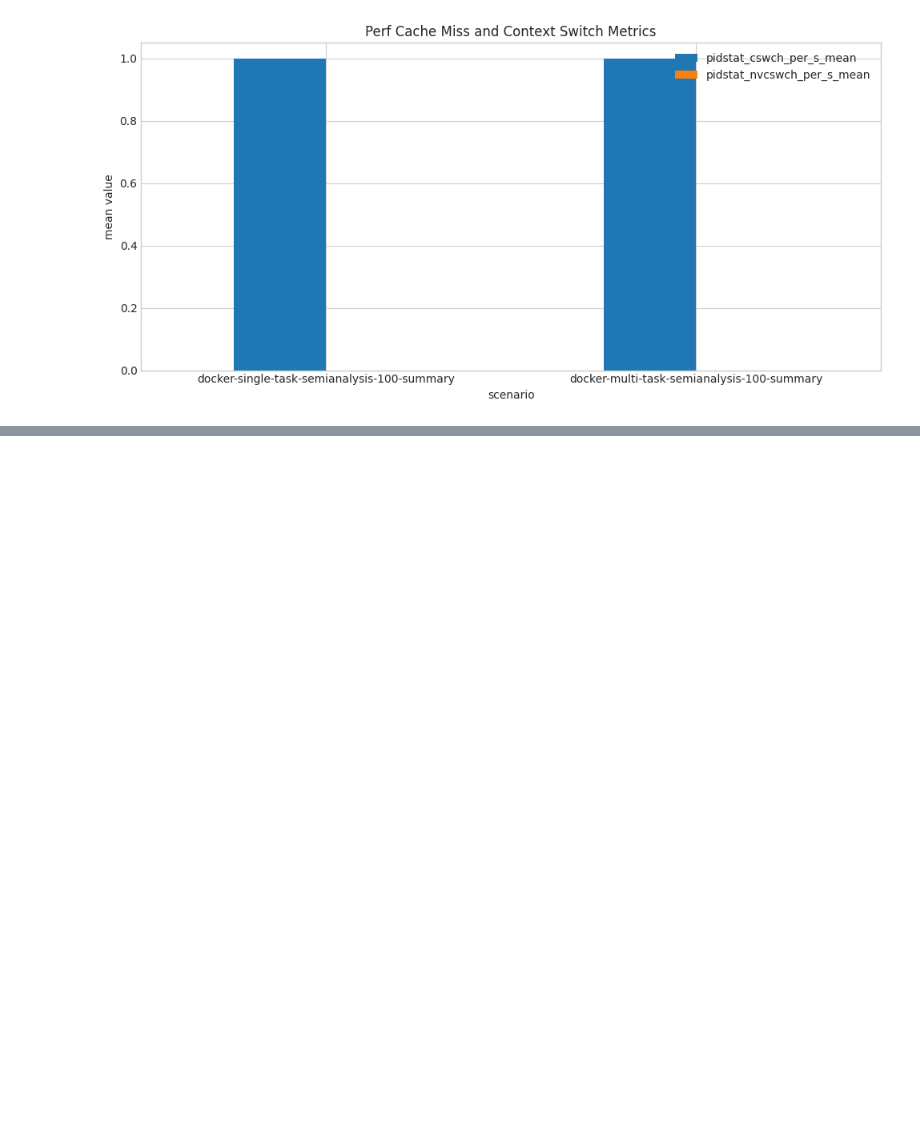
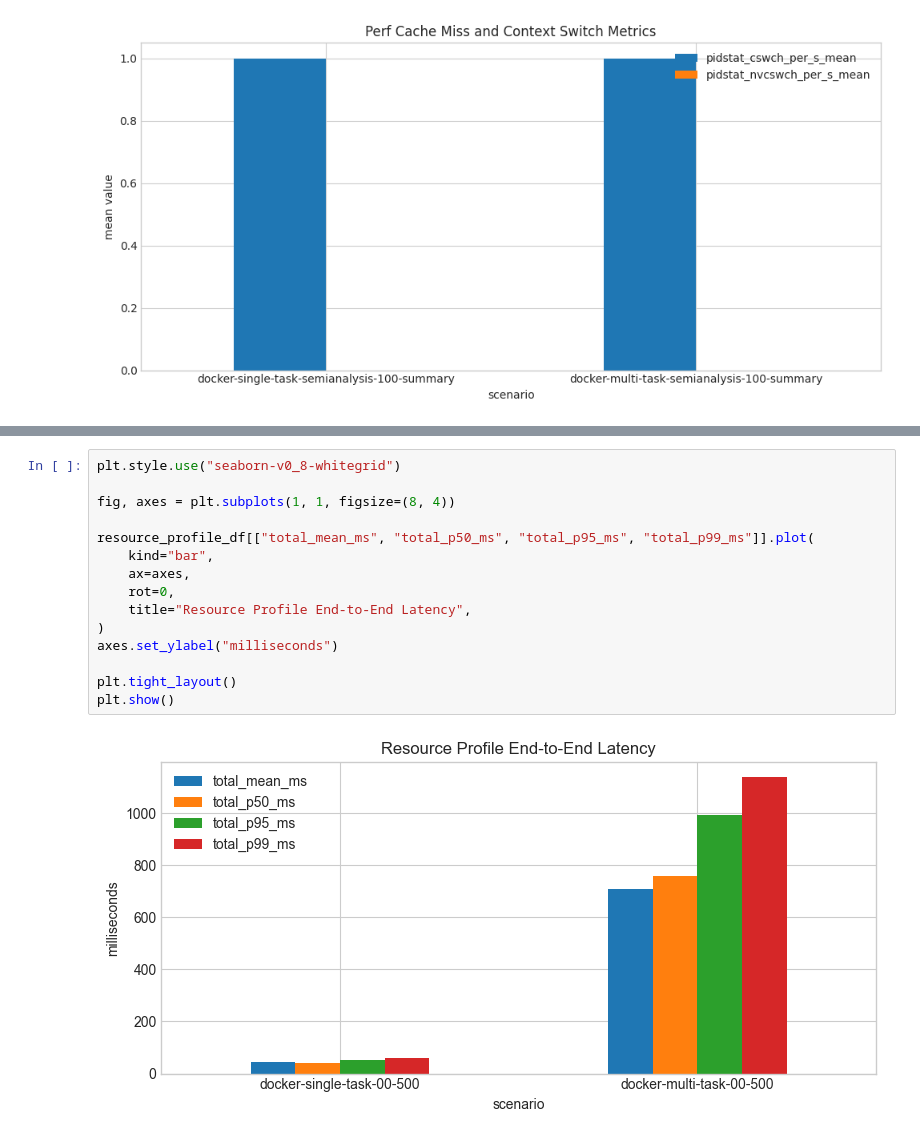
Before and after one commit to Boole-Highland-Insight/ClawHarness, a Jupyter notebook: openclaw_gateway_context_list_walkthrough.ipynb, the cells around one changed output, grey strips where cells are left out. Drawn from its saved outputs; the diff is of its cells as text; blank space fills up the shorter version.

```diff
--- a/openclaw_gateway_context_list_walkthrough.ipynb
+++ b/openclaw_gateway_context_list_walkthrough.ipynb
@@ -1603,0 +1740,17 @@ plt.show()
+# %%
+plt.style.use("seaborn-v0_8-whitegrid")
+
+fig, axes = plt.subplots(1, 1, figsize=(8, 4))
+
+resource_profile_df[["total_mean_ms", "total_p50_ms", "total_p95_ms", "total_p99_ms"]].plot(
+    kind="bar",
+    ax=axes,
+    rot=0,
+    title="Resource Profile End-to-End Latency",
+)
+axes.set_ylabel("milliseconds")
+
+plt.tight_layout()
+plt.show()
+# %% [output]
+[figure, added]
```
Also changed, not shown: parts of 65 cells of this notebook, 4 other files.
